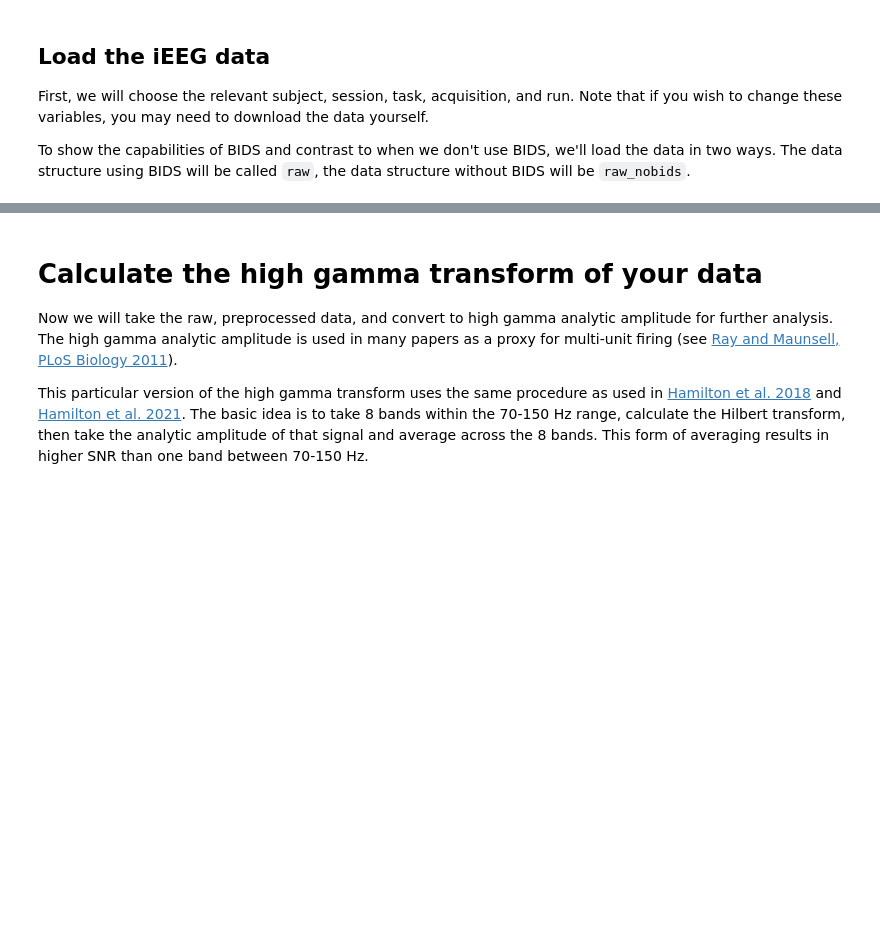
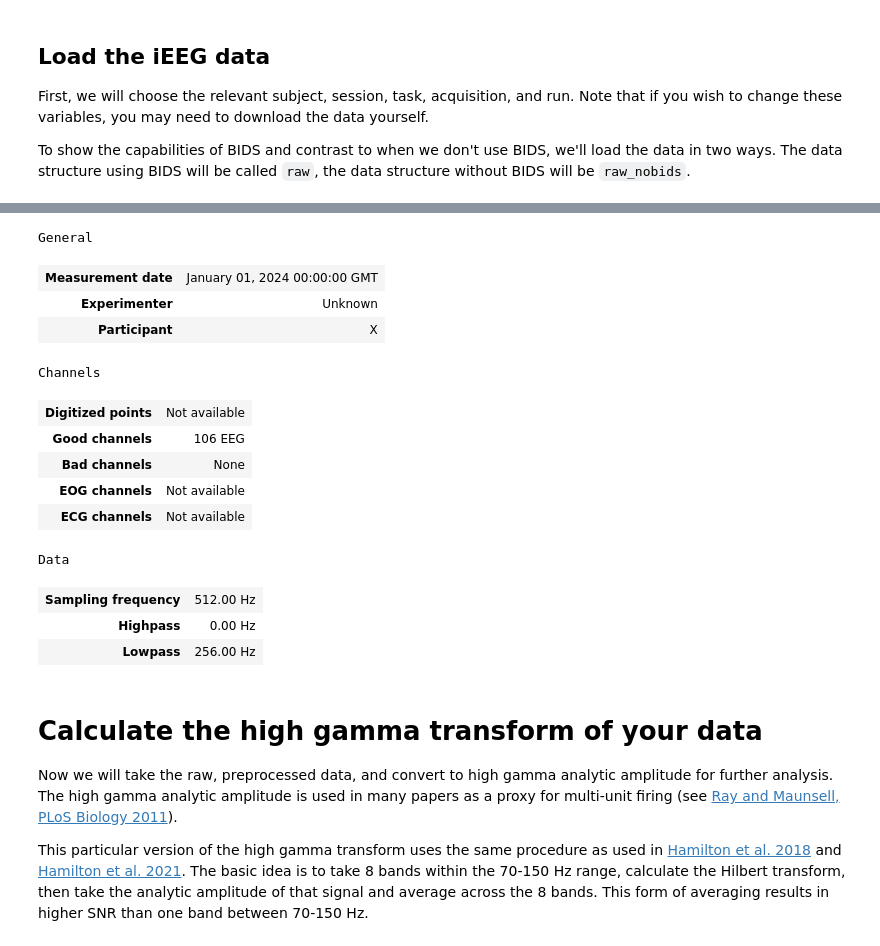
Before and after one commit to maansidesai/WIRED-2024-Paris, a Jupyter notebook: notebooks/02_ieeg_preprocessing_MNE_epochs.ipynb, the cells around one changed output, grey strips where cells are left out. Cells and saved outputs as stored; diff of their text form; code cells hidden in the pictures; blank space fills up the shorter version.

```diff
--- a/notebooks/02_ieeg_preprocessing_MNE_epochs.ipynb
+++ b/notebooks/02_ieeg_preprocessing_MNE_epochs.ipynb
@@ -42,9 +49,19 @@ run = '01'
 # %%
 # Change the data directory below to where your data are located.
-parent_dir = 'INSERT DIR'  # This is on the jupyter hub
+
+# ieeg_dir = f'{parent_dir}/sub-{subj}/ses-{sess}/ieeg/'
+# channel_path = f'{ieeg_dir}/sub-{subj}_ses-{sess}_task-{task}_acq-{acq}_run-{run}_channels.tsv'
+# raw_path = f'{ieeg_dir}/sub-{subj}_ses-{sess}_task-{task}_acq-{acq}_run-{run}_ieeg.vhdr'
+
+# bids_path = get_bids_path_from_fname(raw_path)
+# base_name = os.path.basename(raw_path).split('.')[0]
+
 ieeg_dir = f'{parent_dir}/sub-{subj}/ses-{sess}/ieeg/'
 channel_path = f'{ieeg_dir}/sub-{subj}_ses-{sess}_task-{task}_acq-{acq}_run-{run}_channels.tsv'
-raw_path = f'{ieeg_dir}/sub-{subj}_ses-{sess}_task-{task}_acq-{acq}_run-{run}_ieeg.vhdr'
+raw_path = f'{ieeg_dir}/sub-{subj}_ses-{sess}_task-{task}_acq-{acq}_run-{run}_ieeg.edf'
+
 
 bids_path = get_bids_path_from_fname(raw_path)
 base_name = os.path.basename(raw_path).split('.')[0]
+
+print(bids_path)
@@ -57,3 +76,5 @@ To show the capabilities of BIDS and contrast to when we don't use BIDS, we'll l
 # %%
 # Read data and extract parameters from BIDS files
 raw = read_raw_bids(bids_path, verbose=True)
+
+raw_edf = mne.io.read_raw_edf(raw_path, preload=True)
@@ -67,3 +118,20 @@ raw.info
+# %%
+raw_edf.info
+# %% [output]
+General
+| Measurement date | January 01, 2024 00:00:00 GMT |
+| Experimenter | Unknown |
+| Participant | X |
+Channels
+| Digitized points | Not available |
+| Good channels | 106 EEG |
+| Bad channels | None |
+| EOG channels | Not available |
+| ECG channels | Not available |
+Data
+| Sampling frequency | 512.00 Hz |
+| Highpass | 0.00 Hz |
+| Lowpass | 256.00 Hz |
 # %% [markdown]
 # Calculate the high gamma transform of your data
 
```
Also changed, not shown: parts of 22 cells of this notebook, 2 other files.
